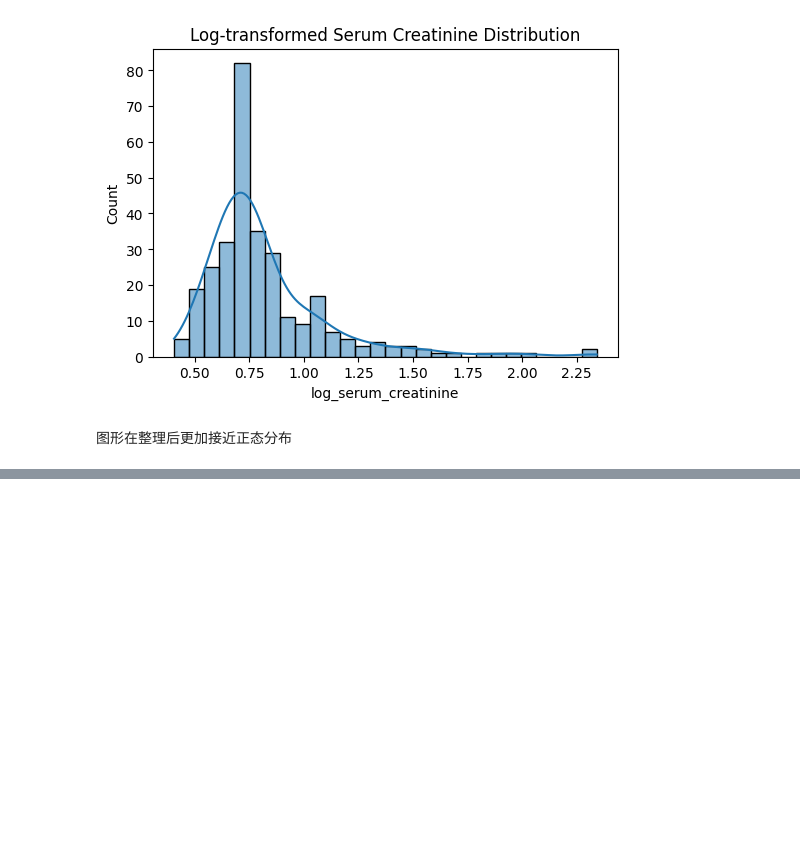
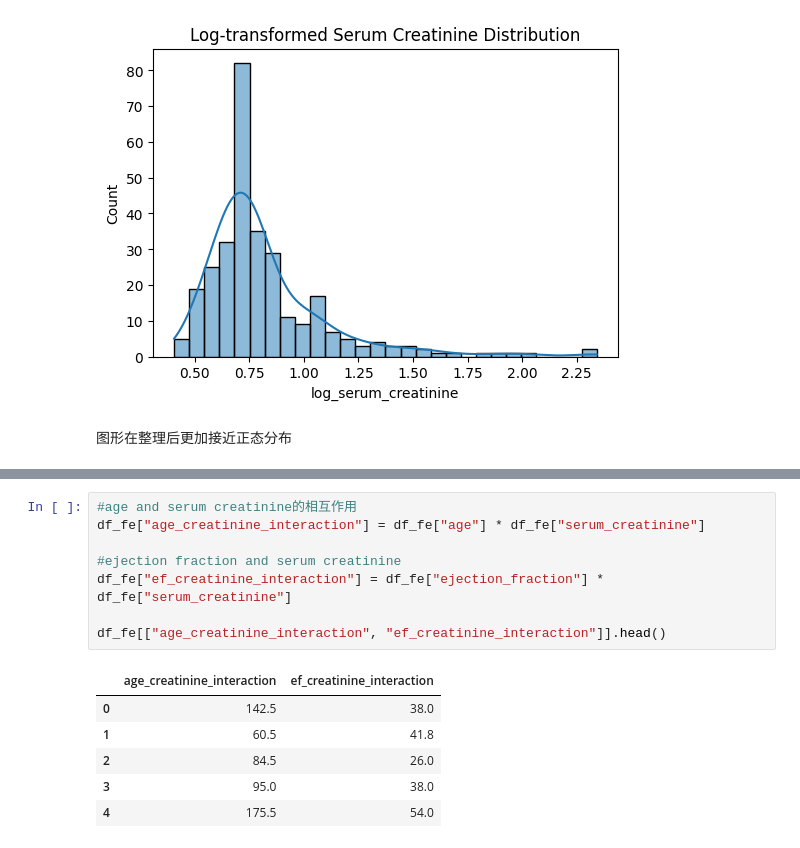
Before and after one commit to taotaokt/CS439_Project, a Jupyter notebook: feature_engingeering.ipynb, the cells around one changed output, grey strips where cells are left out. Cells and saved outputs as stored; diff of their text form; blank space fills up the shorter version.

```diff
--- a/feature_engingeering.ipynb
+++ b/feature_engingeering.ipynb
@@ -96,0 +117,15 @@ plt.show()
+# %%
+#age and serum creatinine的相互作用
+df_fe["age_creatinine_interaction"] = df_fe["age"] * df_fe["serum_creatinine"]
+
+#ejection fraction and serum creatinine
+df_fe["ef_creatinine_interaction"] = df_fe["ejection_fraction"] * df_fe["serum_creatinine"]
+
+df_fe[["age_creatinine_interaction", "ef_creatinine_interaction"]].head()
+# %% [output]
+|  | age_creatinine_interaction | ef_creatinine_interaction |
+| 0 | 142.5 | 38.0 |
+| 1 | 60.5 | 41.8 |
+| 2 | 84.5 | 26.0 |
+| 3 | 95.0 | 38.0 |
+| 4 | 175.5 | 54.0 |
```
Also changed, not shown: parts of 4 cells of this notebook.
